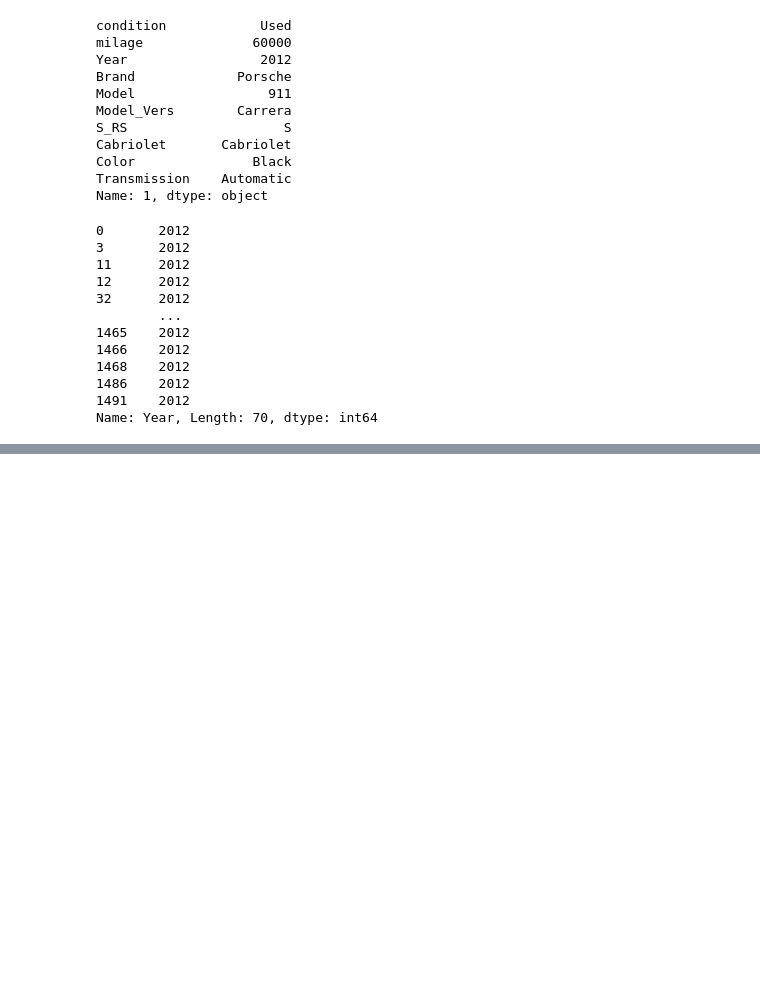
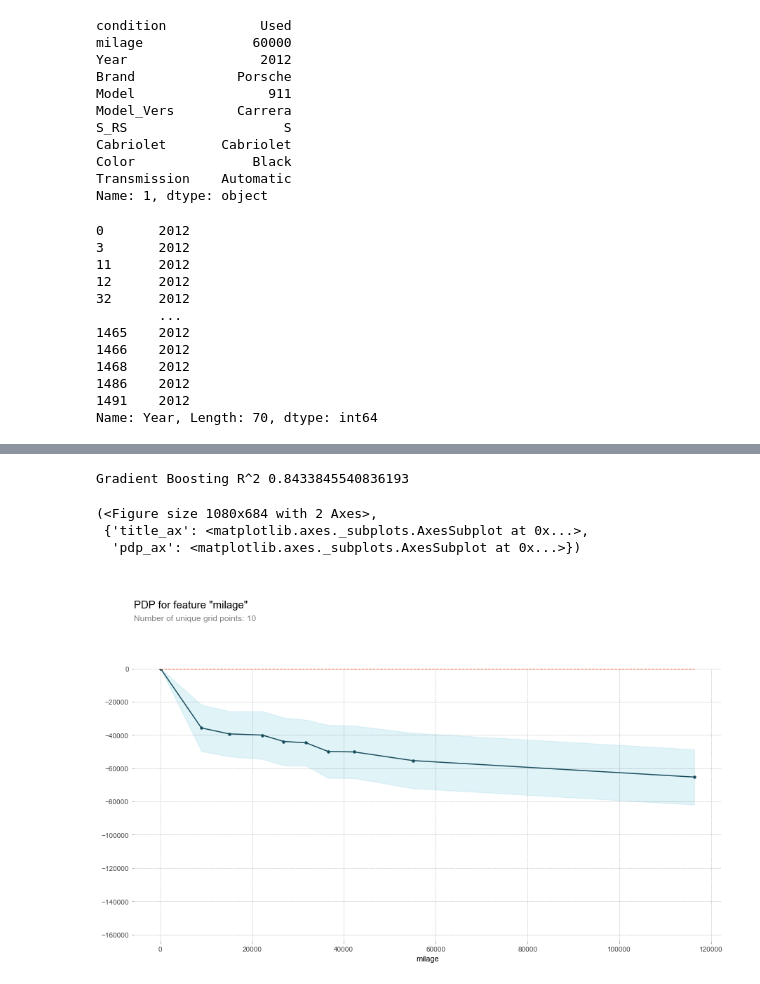
Before and after one commit to popkdodge/Unit-2-Build, a Jupyter notebook: Porsche_911.ipynb, the cells around one changed output, grey strips where cells are left out. Drawn from its saved outputs; the diff is of its cells as text; code cells hidden in the pictures; blank space fills up the shorter version.

```diff
--- a/Porsche_911.ipynb
+++ b/Porsche_911.ipynb
@@ -791,0 +1016,30 @@ Name: Year, Length: 70, dtype: int64
+# %%
+from pdpbox.pdp import pdp_interact, pdp_interact_plot
+gb = make_pipeline(
+    ce.OrdinalEncoder(),
+    XGBRegressor(n_estimators=200, objective='reg:squarederror', n_jobs=-1)
+)
+
+gb.fit(X_train, y_train)
+y_pred = gb.predict(X_test)
+print('Gradient Boosting R^2', r2_score(Y_test, y_pred))
+# %% [output]
+Gradient Boosting R^2 0.8433845540836193
+# %%
+from pdpbox.pdp import pdp_isolate, pdp_plot
+
+feature = 'milage'
+
+isolated = pdp_isolate(
+    model=gb,
+    dataset=X_test,
+    model_features=X_test.columns,
+    feature=feature
+)
+# %%
+pdp_plot(isolated, feature_name=feature)
+# %% [output]
+(<Figure size 1080x684 with 2 Axes>,
+ {'title_ax': <matplotlib.axes._subplots.AxesSubplot at 0x...>,
+  'pdp_ax': <matplotlib.axes._subplots.AxesSubplot at 0x...>})
+[figure, added]
```
Also changed, not shown: parts of 33 cells of this notebook, 2 other files.
